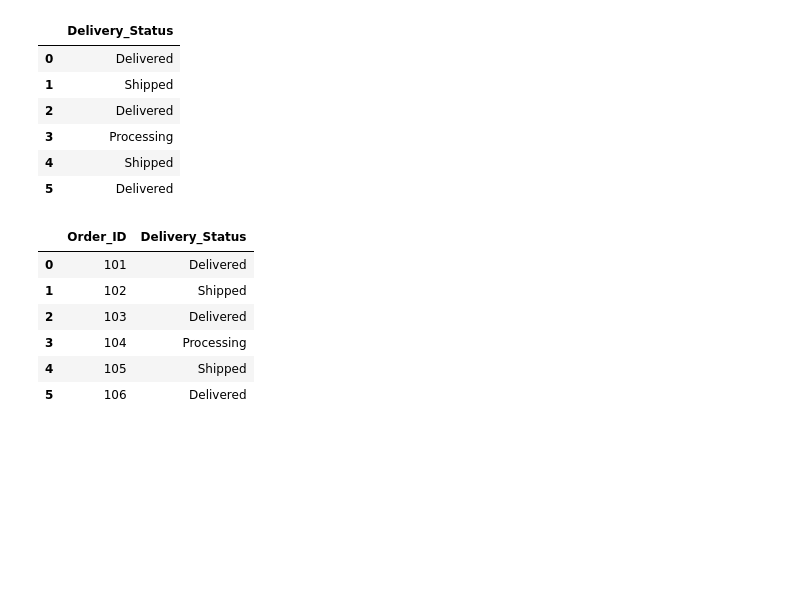
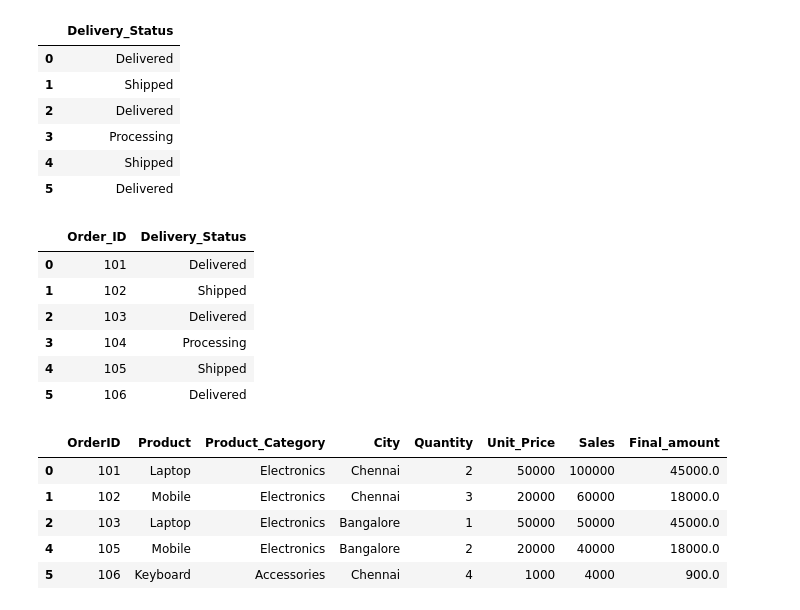
Before and after one commit to padmavathy-mca/python-essentials, a Jupyter notebook: Pandas_tasks.ipynb, the cells around one changed output. Saved outputs shown, nothing was run; the diff lists cells and outputs as text; code cells hidden in the pictures; blank space fills up the shorter version.

```diff
--- a/Pandas_tasks.ipynb
+++ b/Pandas_tasks.ipynb
@@ -782,3 +782,12 @@ result
 | 3 | 104 | Processing |
 | 4 | 105 | Shipped |
 | 5 | 106 | Delivered |
+# %%
+df
+# %% [output]
+|  | OrderID | Product | Product_Category | City | Quantity | Unit_Price | Sales | Final_amount |
+| 0 | 101 | Laptop | Electronics | Chennai | 2 | 50000 | 100000 | 45000.0 |
+| 1 | 102 | Mobile | Electronics | Chennai | 3 | 20000 | 60000 | 18000.0 |
+| 2 | 103 | Laptop | Electronics | Bangalore | 1 | 50000 | 50000 | 45000.0 |
+| 4 | 105 | Mobile | Electronics | Bangalore | 2 | 20000 | 40000 | 18000.0 |
+| 5 | 106 | Keyboard | Accessories | Chennai | 4 | 1000 | 4000 | 900.0 |
```
Also changed, not shown: parts of 8 cells of this notebook, 2 other files.
